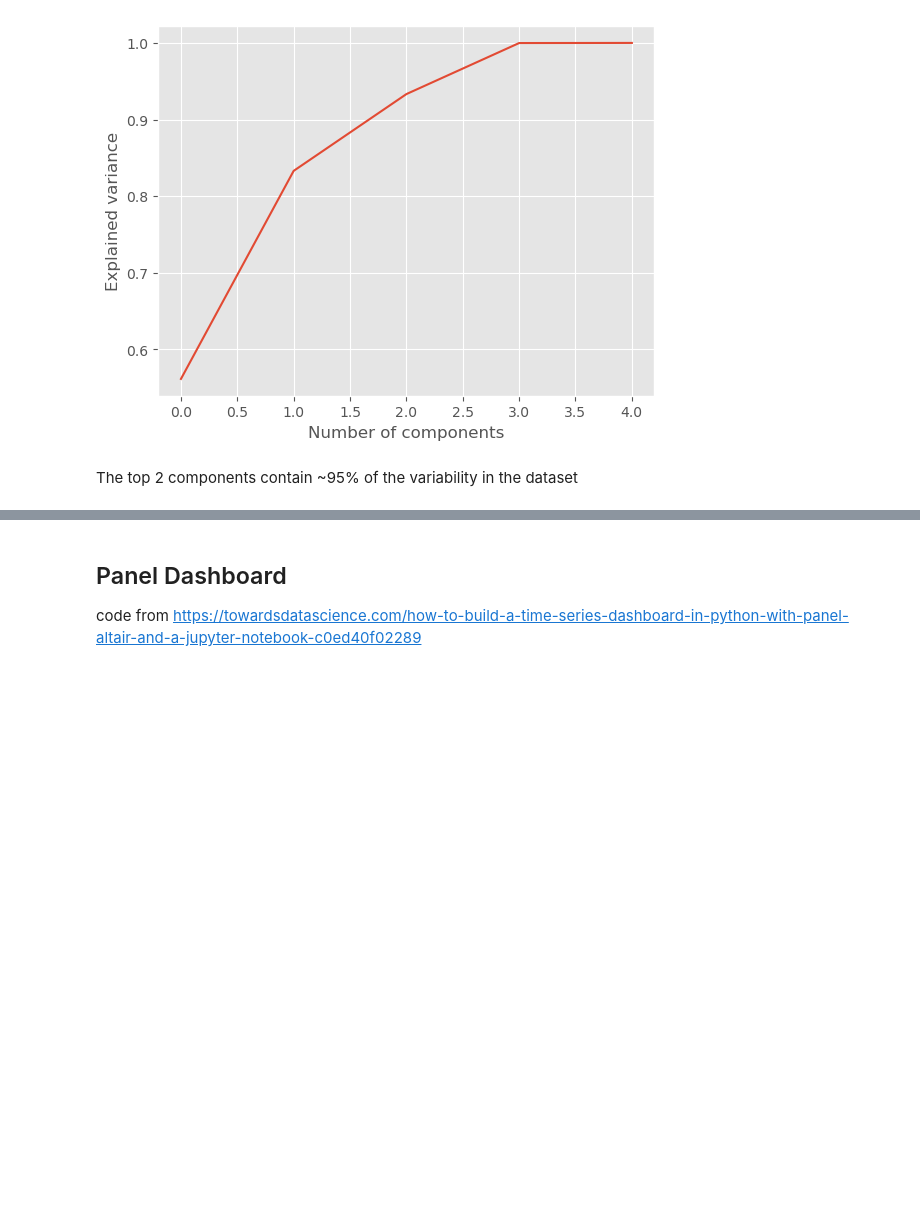
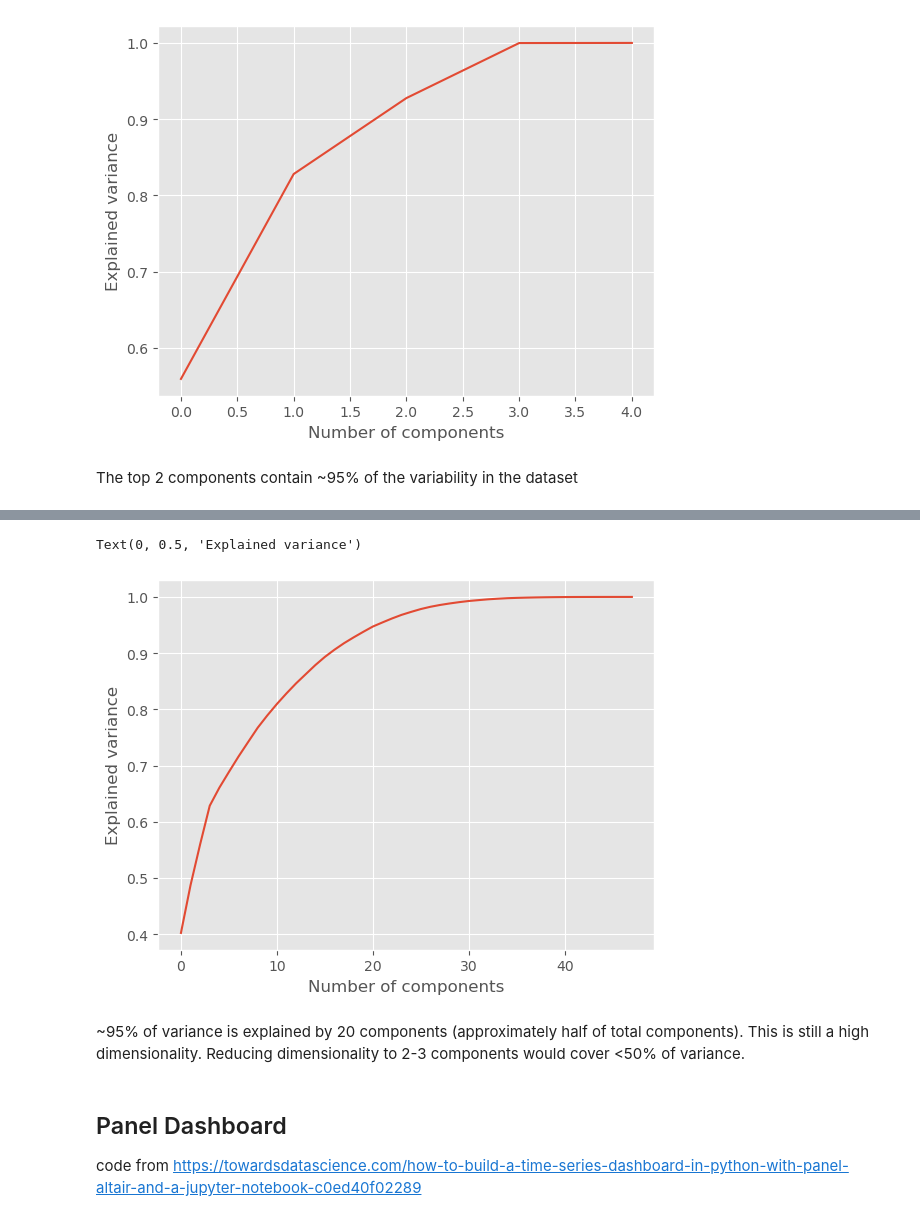
Before and after one commit to joelostblom/nutrimap, a Jupyter notebook: altair-panel-version/altair-heatmap.ipynb, the cells around one changed output, grey strips where cells are left out. Drawn from its saved outputs; the diff is of its cells as text; code cells hidden in the pictures; blank space fills up the shorter version.

```diff
--- a/altair-panel-version/altair-heatmap.ipynb
+++ b/altair-panel-version/altair-heatmap.ipynb
@@ -293,3 +293,8 @@ alt.Chart(pca_2_df).mark_circle(size=50).encode(
 ).interactive()
 # %% [output]
 [interactive output not drawn]
+# %%
+# repeat PCA with unfiltered data
+foods_pca = foods.fillna(0)
+foods_pca['food_group'] = foods_pca.apply(lambda row: get_food_group(row["food"]), axis=1)
+foods_pca.head()
@@ -295,0 +309,3 @@ alt.Chart(pca_2_df).mark_circle(size=50).encode(
+# %%
+X = foods_pca.iloc[:, 1:-1].values
+X.shape
@@ -295,0 +314,14 @@ alt.Chart(pca_2_df).mark_circle(size=50).encode(
+# %%
+# create scaler object
+scaler = StandardScaler()
+
+# get mean and standard deviation
+scaler.fit(X)
+
+# transform values
+X_scaled = scaler.transform(X)
+# %%
+# choose dimensions
+pca_48 = pca(n_components = 48, random_state = 2023)
+pca_48.fit(X_scaled)
+X_pca_48 = pca_48.transform(X_scaled)
@@ -296,3 +347,13 @@ alt.Chart(pca_2_df).mark_circle(size=50).encode(
+# %%
+# compute cumulative sum of variances
+plt.plot(np.cumsum(pca_48.explained_variance_ratio_))
+plt.xlabel("Number of components")
+plt.ylabel("Explained variance")
+# %% [output]
+Text(0, 0.5, 'Explained variance')
+[figure, added]
+# %% [markdown]
+~95% of variance is explained by 20 components (approximately half of total components). This is still a high dimensionality. Reducing dimensionality to 2-3 components would cover <50% of variance.
 # %% [markdown]
 ## Panel Dashboard
 code from https://towardsdatascience.com/how-to-build-a-time-series-dashboard-in-python-with-panel-altair-and-a-jupyter-notebook-c0ed40f02289
```
Also changed, not shown: parts of 9 cells of this notebook.
